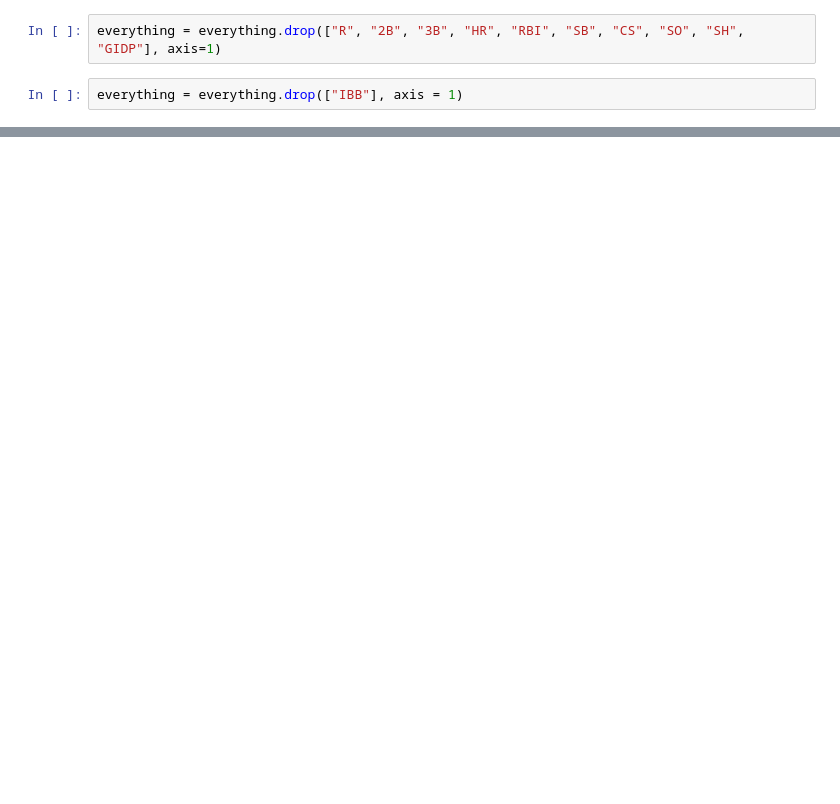
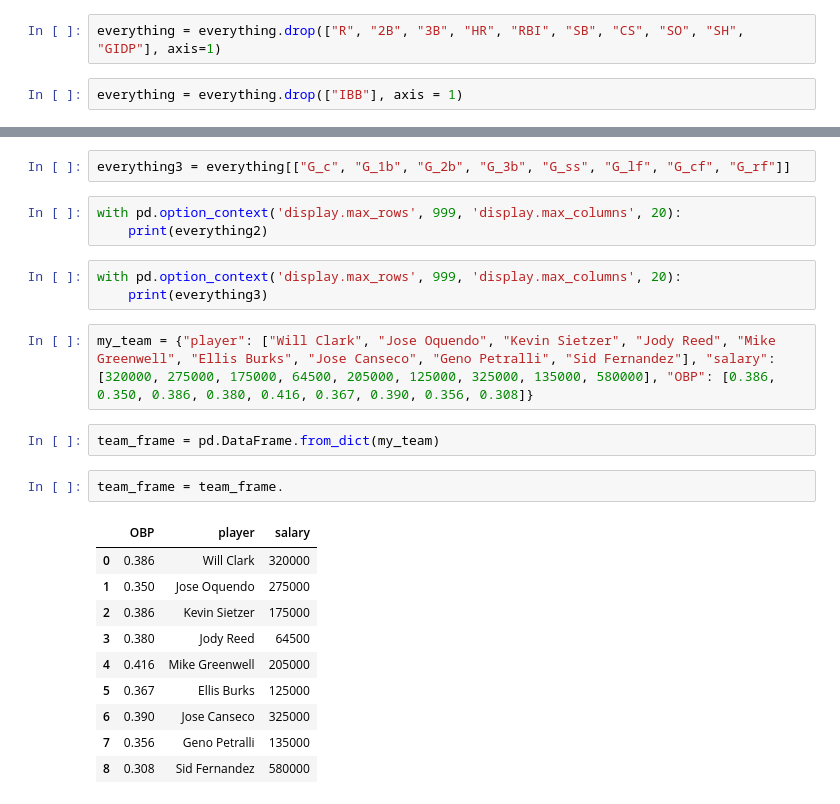
Before and after one commit to tiy-gvl-python-2015-09/moneyball, a Jupyter notebook: Moneyball.ipynb, the cells around one changed output, grey strips where cells are left out. Saved outputs shown, nothing was run; the diff lists cells and outputs as text; blank space fills up the shorter version.

Commit message:
Team selected

```diff
--- a/Moneyball.ipynb
+++ b/Moneyball.ipynb
@@ -124,0 +135,25 @@ TypeError: invalid type comparison
+# %%
+everything3 = everything[["G_c", "G_1b", "G_2b", "G_3b", "G_ss", "G_lf", "G_cf", "G_rf"]]
+# %%
+with pd.option_context('display.max_rows', 999, 'display.max_columns', 20):
+    print(everything2)
+# %%
+with pd.option_context('display.max_rows', 999, 'display.max_columns', 20):
+    print(everything3)
+# %%
+my_team = {"player": ["Will Clark", "Jose Oquendo", "Kevin Sietzer", "Jody Reed", "Mike Greenwell", "Ellis Burks", "Jose Canseco", "Geno Petralli", "Sid Fernandez"], "salary": [320000, 275000, 175000, 64500, 205000, 125000, 325000, 135000, 580000], "OBP": [0.386, 0.350, 0.386, 0.380, 0.416, 0.367, 0.390, 0.356, 0.308]}
+# %%
+team_frame = pd.DataFrame.from_dict(my_team)
+# %%
+team_frame = team_frame.
+# %% [output]
+|  | OBP | player | salary |
+| 0 | 0.386 | Will Clark | 320000 |
+| 1 | 0.350 | Jose Oquendo | 275000 |
+| 2 | 0.386 | Kevin Sietzer | 175000 |
+| 3 | 0.380 | Jody Reed | 64500 |
+| 4 | 0.416 | Mike Greenwell | 205000 |
+| 5 | 0.367 | Ellis Burks | 125000 |
+| 6 | 0.390 | Jose Canseco | 325000 |
+| 7 | 0.356 | Geno Petralli | 135000 |
+| 8 | 0.308 | Sid Fernandez | 580000 |
```
Also changed, not shown: parts of 33 cells of this notebook.
